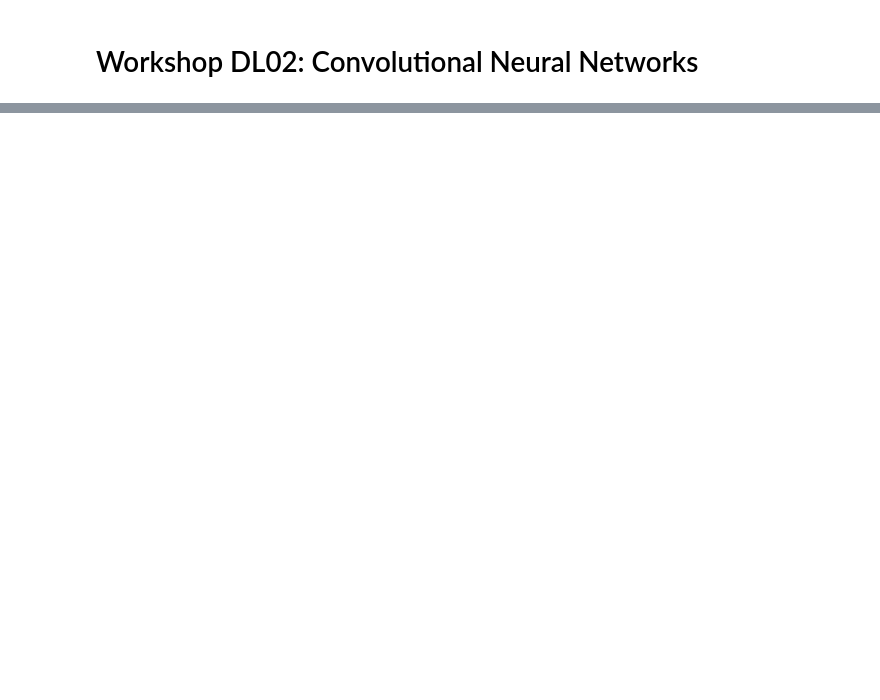
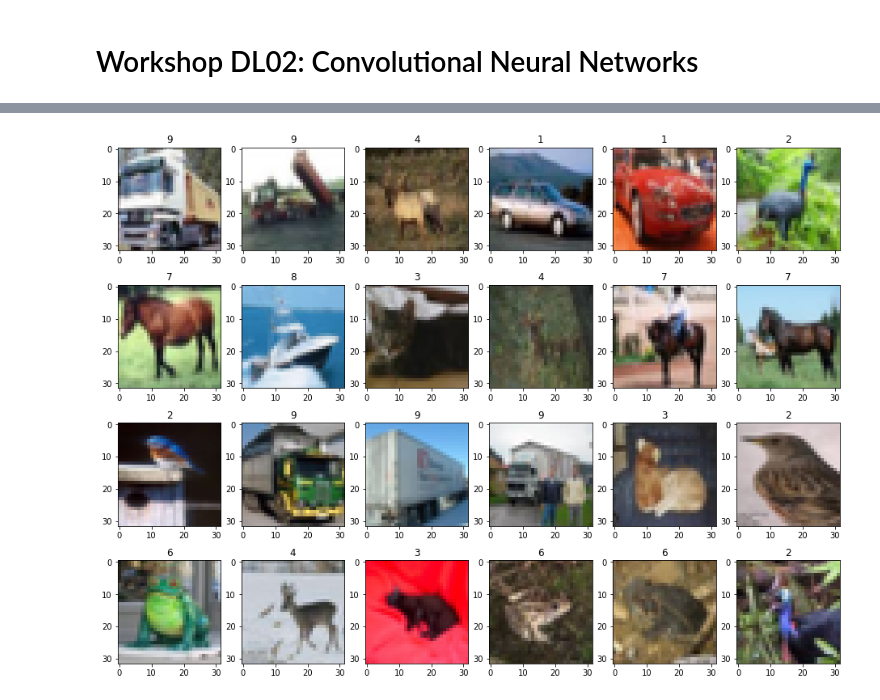
Before and after one commit to ecranney/mlsa-workshops, a Jupyter notebook: deep-learning/workshop-DL02/workshop-DL02.ipynb, the cells around one changed output, grey strips where cells are left out. Saved outputs shown, nothing was run; the diff lists cells and outputs as text; code cells hidden in the pictures; blank space fills up the shorter version.

```diff
--- a/deep-learning/workshop-DL02/workshop-DL02.ipynb
+++ b/deep-learning/workshop-DL02/workshop-DL02.ipynb
@@ -43,3 +2,0 @@ def load_batch(path):
-# %%
-images, labels = load_batch(DATA_PATH + "data_batch_1")
-images = convert_images(images)
@@ -114,0 +18,20 @@ labels
+# %%
+def reshape_images(raw_images):
+    """
+    Converts the array of raw (3072,) shaped images into an
+    array of (32, 32, 3) shaped images.
+    """
+    images = np.array(raw_images, dtype=float) / 255.0
+    images = images.reshape([-1, N_CHANNELS, N_PIXELS, N_PIXELS])
+    images = images.transpose([0, 2, 3, 1])
+    return images
+# %%
+def load_CIFAR_batch(path):
+    """
+    Loads a single CIFAR-10 batch from the given path.
+    """
+    with open(path, mode="rb") as f:
+        raw = pickle.load(f, encoding="bytes")
+        raw_images = raw[b'data']
+        labels = raw[b'labels']
+    return np.array(raw_images), np.array(labels)
@@ -114,0 +44,17 @@ labels
+# %%
+# just checking that all our preprocessing functions work
+images, labels = load_CIFAR_batch(DATA_PATH + "data_batch_1")
+images = reshape_images(images)
+
+# creates a 4x6 plot of the first few CIFAR-10 images after preprocessing
+fig = plt.figure(figsize=[16, 12])
+cols = 6
+rows = 4
+for i in range(1, rows*cols+1):
+    img = images[i]
+    subplt = fig.add_subplot(rows, cols, i)
+    subplt.set_title(labels[i])
+    plt.imshow(img)
+plt.show()
+# %% [output]
+[figure, added]
```
Also changed, not shown: parts of 32 cells of this notebook.
